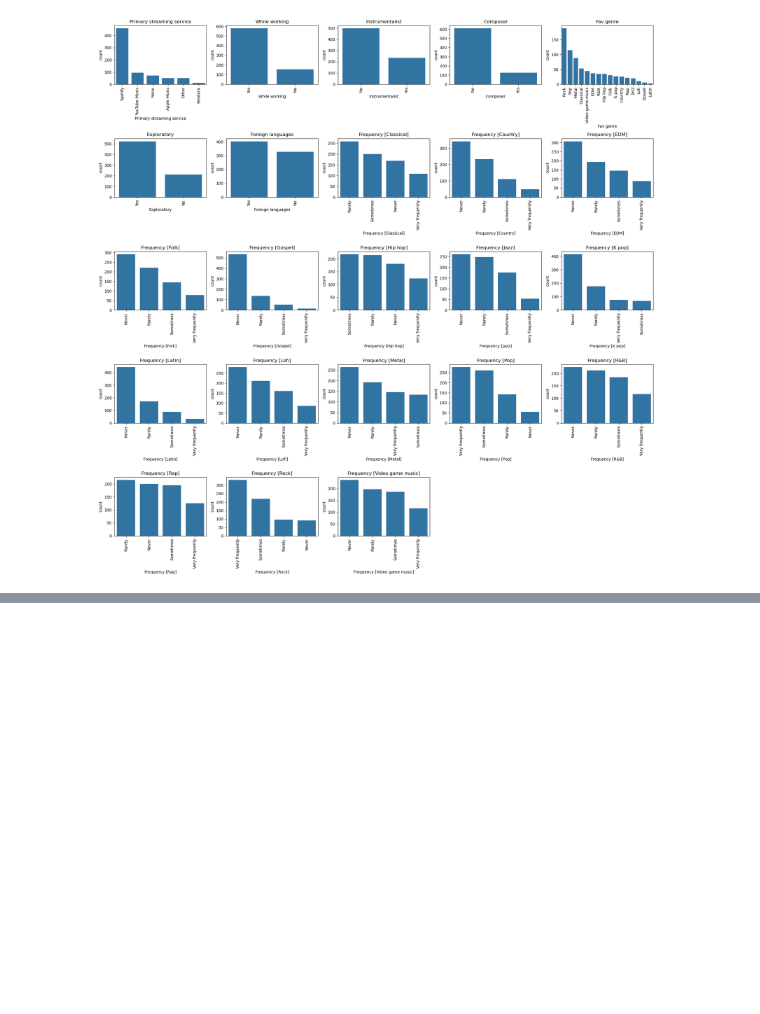
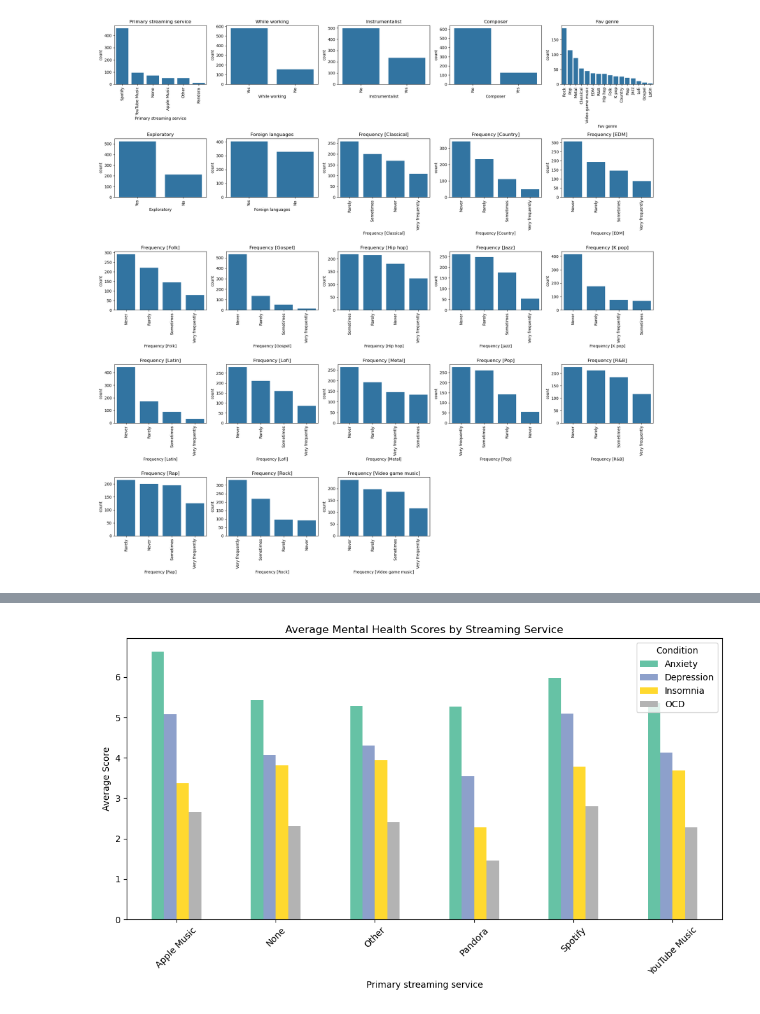
Before and after one commit to gabelsnider/Music-and-Mental-Health-DA, a Jupyter notebook: project/preliminary-notebooks/MxMH1.ipynb, the cells around one changed output, grey strips where cells are left out. Drawn from its saved outputs; the diff is of its cells as text; code cells hidden in the pictures; blank space fills up the shorter version.

```diff
--- a/project/preliminary-notebooks/MxMH1.ipynb
+++ b/project/preliminary-notebooks/MxMH1.ipynb
@@ -247,0 +252,11 @@ plt.show()
+# %%
+avg_scores = df.groupby('Primary streaming service')[['Anxiety', 'Depression', 'Insomnia', 'OCD']].mean()
+avg_scores.plot(kind='bar', figsize=(10, 6), colormap='Set2')
+plt.title('Average Mental Health Scores by Streaming Service')
+plt.ylabel('Average Score')
+plt.xticks(rotation=45)
+plt.legend(title='Condition')
+plt.tight_layout()
+plt.show()
+# %% [output]
+[figure, added]
```
Also changed, not shown: parts of 3 cells of this notebook.
